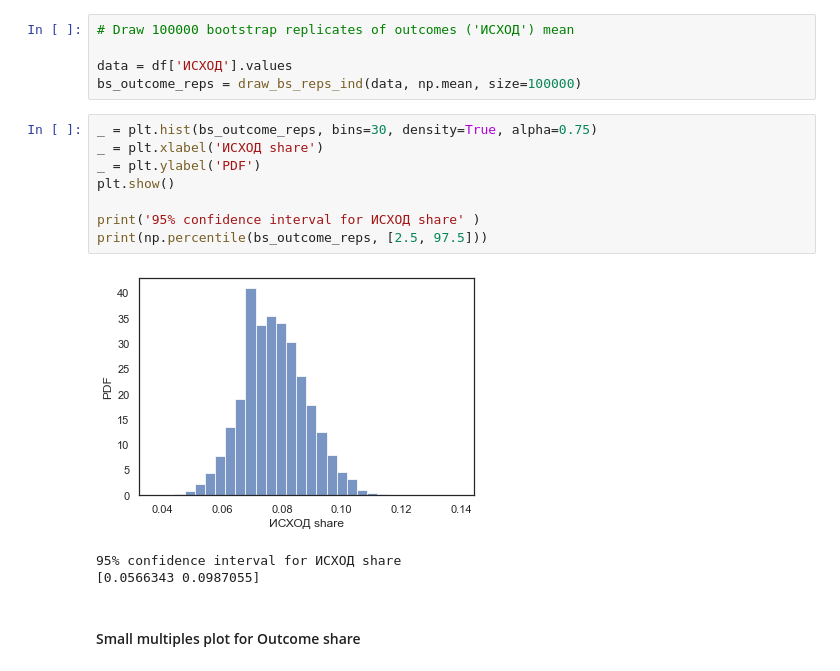
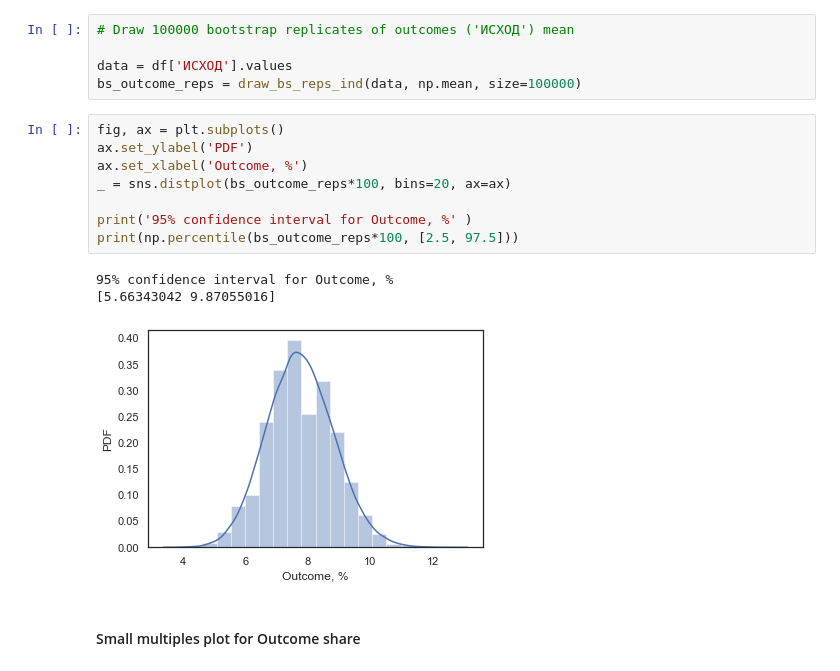
Before and after one commit to oskinm/wound_outcomes, a Jupyter notebook: notebooks/04-oskin-eda.ipynb, the cells around one changed output. Drawn from its saved outputs; the diff is of its cells as text.

Commit message:
Update 04-oskin-eda.ipynb
Fixed PDF for Outcomes

```diff
--- a/notebooks/04-oskin-eda.ipynb
+++ b/notebooks/04-oskin-eda.ipynb
@@ -41,17 +41,17 @@ Name: ИСХОД, dtype: int64
 data = df['ИСХОД'].values
 bs_outcome_reps = draw_bs_reps_ind(data, np.mean, size=100000)
 # %%
-_ = plt.hist(bs_outcome_reps, bins=30, density=True, alpha=0.75)
-_ = plt.xlabel('ИСХОД share')
-_ = plt.ylabel('PDF')
-plt.show()
+fig, ax = plt.subplots()
+ax.set_ylabel('PDF')
+ax.set_xlabel('Outcome, %')
+_ = sns.distplot(bs_outcome_reps*100, bins=20, ax=ax)
 
-print('95% confidence interval for ИСХОД share' )
-print(np.percentile(bs_outcome_reps, [2.5, 97.5]))
+print('95% confidence interval for Outcome, %' )
+print(np.percentile(bs_outcome_reps*100, [2.5, 97.5]))
 # %% [output]
+95% confidence interval for Outcome, %
+[5.66343042 9.87055016]
-[figure, old version]
+[figure, new version]
-95% confidence interval for ИСХОД share
-[0.0566343 0.0987055]
 # %% [markdown]
 #### Small multiples plot for Outcome share
 # %%
```
